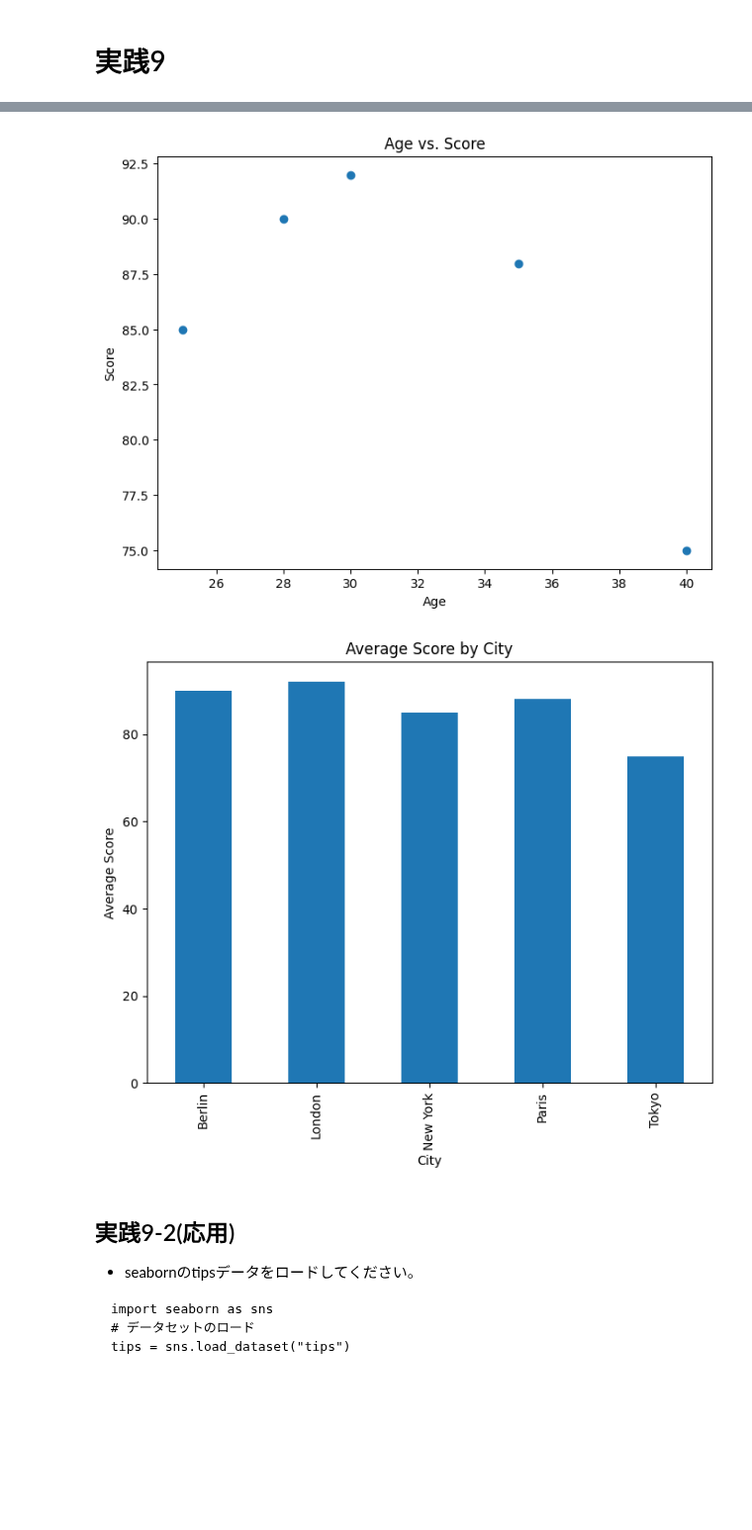
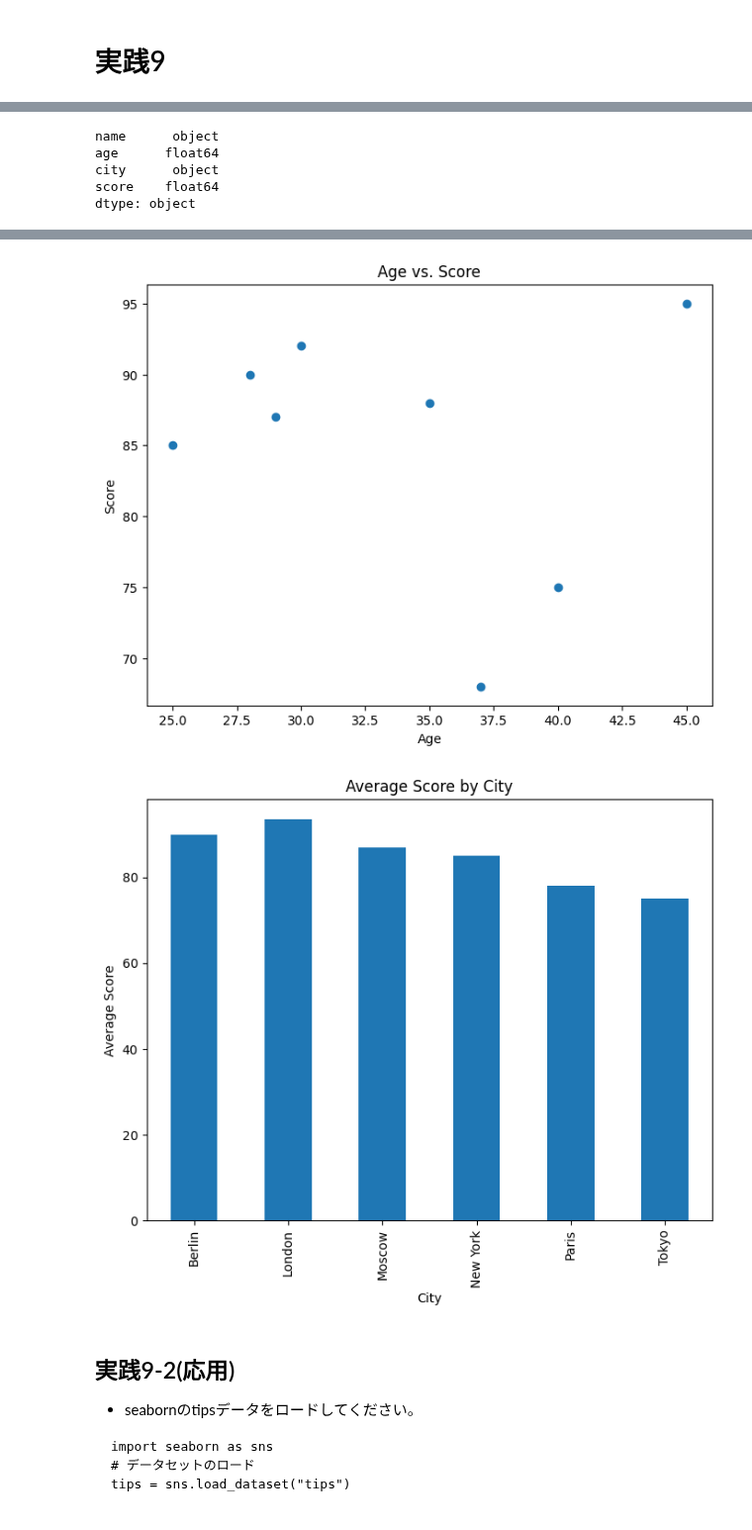
Before and after one commit to takashisuo/learning, a Jupyter notebook: samurai/ds_cource/13_machine_learning/宿題_解答8-15.ipynb, the cells around one changed output, grey strips where cells are left out. Shown at 99% size. Saved outputs shown, nothing was run; the diff lists cells and outputs as text; code cells hidden in the pictures; blank space fills up the shorter version.

```diff
--- a/samurai/ds_cource/13_machine_learning/宿題_解答8-15.ipynb
+++ b/samurai/ds_cource/13_machine_learning/宿題_解答8-15.ipynb
@@ -137,10 +206,10 @@ import matplotlib.pyplot as plt
 
 # サンプルデータを作成
 data = {
-   'name': ['Alice', 'Bob', 'Charlie', 'David', 'Eve', 'Frank', 'Grace'],
-   'age': [25, 30, 35, 40, 28, None, 32],
-   'city': ['New York', 'London', 'Paris', 'Tokyo', 'Berlin', 'Moscow', 'Sydney'],
-   'score': [85, 92, 88, 75, 90, 82, None]
+    'name': ['Alice', 'Bob', 'Charlie', 'David', 'Eve', 'Frank', 'Grace', 'Heidi', 'Ivan', 'Julia', 'Kevin', 'Liam', 'Maya', 'Noah'],
+    'age': [25, 30, 35, 40, 28, None, 32, 22, 45, 37, 51, 24, 29, None],
+    'city': ['New York', 'London', 'Paris', 'Tokyo', 'Berlin', 'Moscow', 'Sydney', 'New York', 'London', 'Paris', 'Tokyo', 'Berlin', 'Moscow', 'Sydney'],
+    'score': [85, 92, 88, 75, 90, 82, None, 79, 95, 68, 81, 72, 87, 63]
 }
 df = pd.DataFrame(data)
 
@@ -199,0 +260,5 @@ Name: score, dtype: float64
+name      object
+age      float64
+city      object
+score    float64
+dtype: object
@@ -200,5 +280,5 @@ Name: score, dtype: float64
-[figure, old version]
+[figure, new version]
-[figure, old version]
+[figure, new version]
 # %% [markdown]
 ## 実践9-2(応用)
 * seabornのtipsデータをロードしてください。
```
Also changed, not shown: parts of 24 cells of this notebook, 37 other files.
